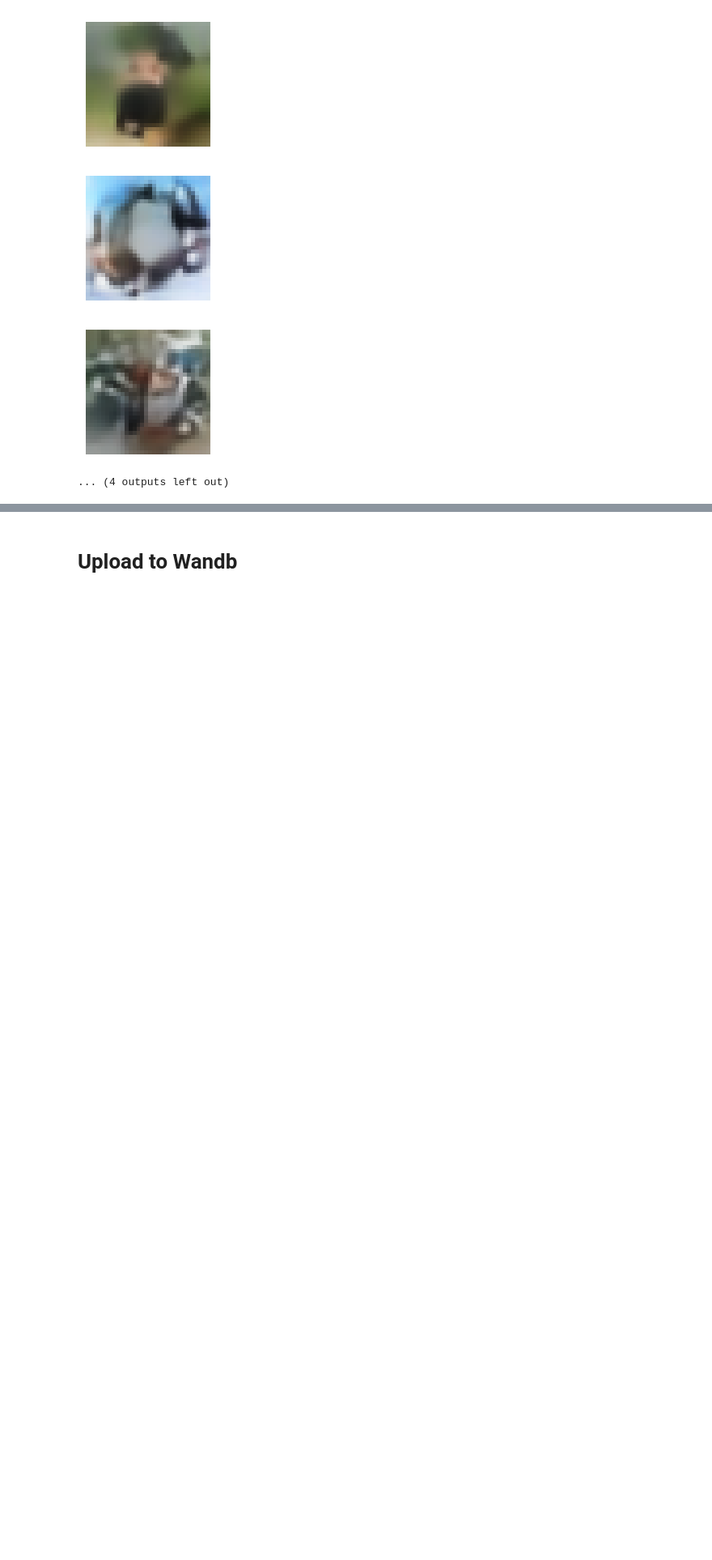
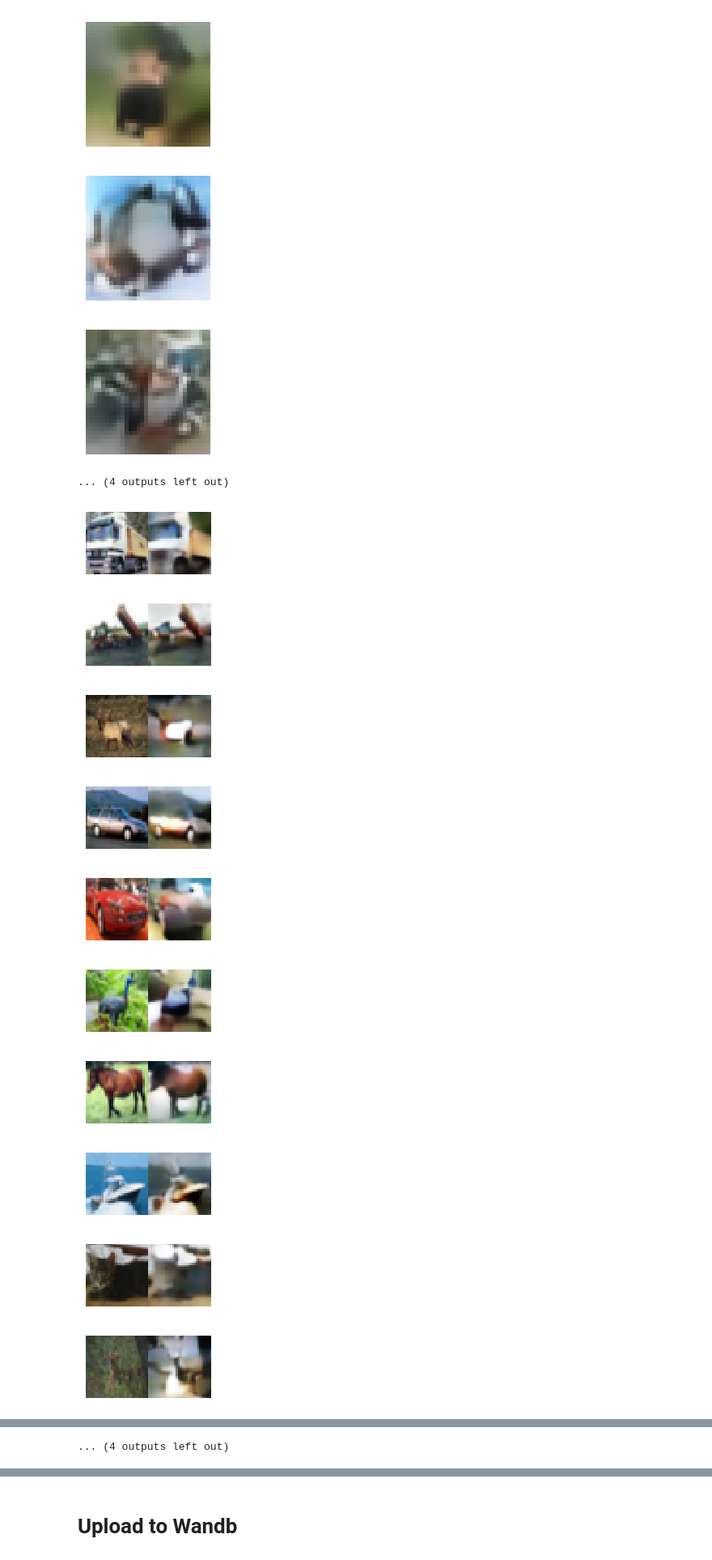
Before and after one commit to azhgh22/Comparative-analysis-of-Generative-models-on-CIFAR-10, a Jupyter notebook: experiments/eval.ipynb, the cells around one changed output, grey strips where cells are left out. Shown at 81% size. Cells and saved outputs as stored; diff of their text form; code cells hidden in the pictures; blank space fills up the shorter version.

```diff
--- a/experiments/eval.ipynb
+++ b/experiments/eval.ipynb
@@ -128,3 +128,29 @@ for img in images:
 [figure]
 [figure]
 ... (4 outputs left out)
+# %%
+train_dataset = train_loader.dataset
+def reconstruct_samples(n_samples):
+  images = []
+  for i in range(1,1+n_samples):
+    x_recon, _, _, _ = model(torch.unsqueeze(train_dataset[i][0].to(device),0))
+    x_recon = x_recon.detach().cpu()
+    x_real = train_dataset[i][0]
+    images.append(torch.cat([x_real, x_recon[0]], dim=2))
+
+  return images
+# %%
+recon_images = reconstruct_samples(16)
+for img in recon_images:
+  show_img(img)
+# %% [output]
+[figure, added]
+[figure, added]
+[figure, added]
+[figure, added]
+[figure, added]
+[figure, added]
+[figure, added]
+[figure, added]
+[figure, added]
+[figure, added]
@@ -131,3 +159,4 @@ for img in images:
+... (4 outputs left out)
 # %%
 def compute_all(epoch):
   train.load_checkpoint(epoch)
```
Also changed, not shown: parts of 6 cells of this notebook.
